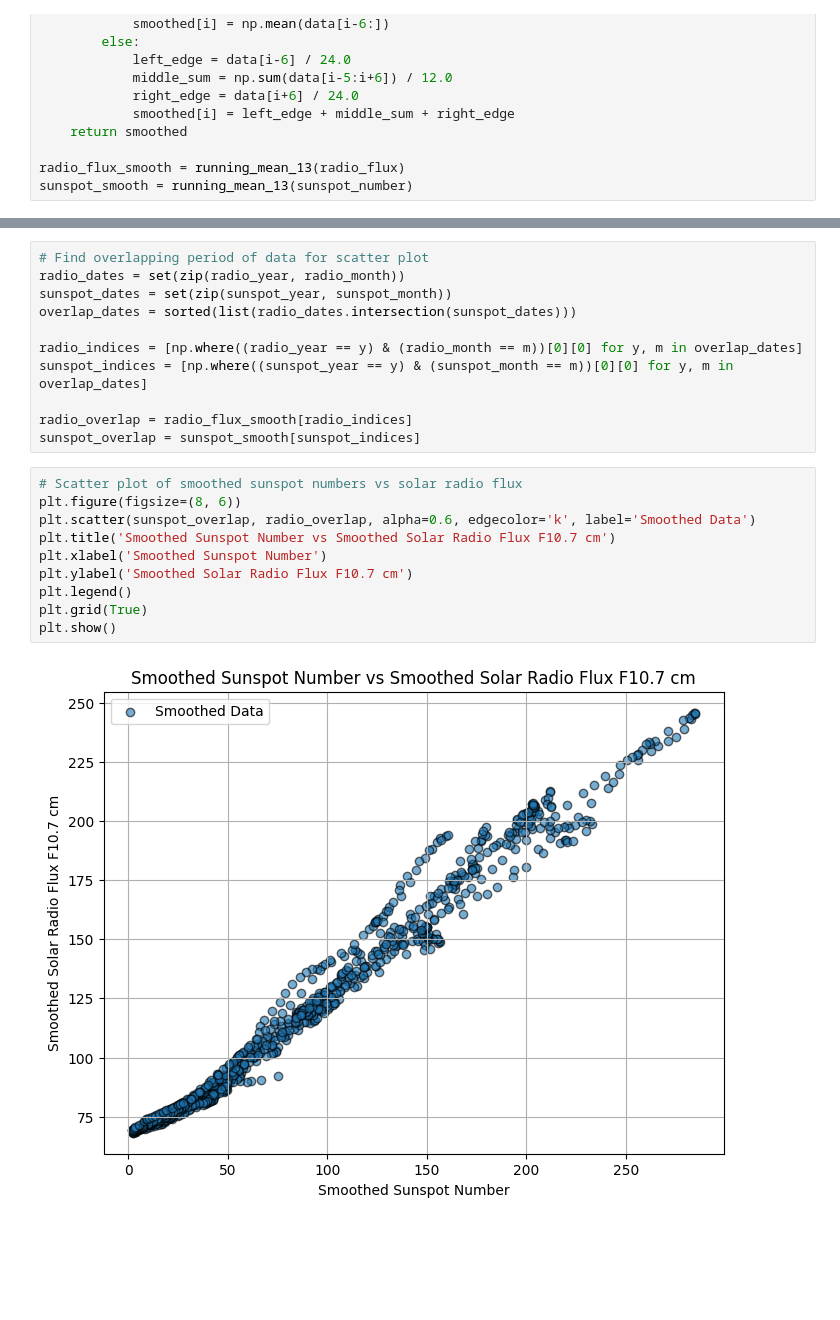
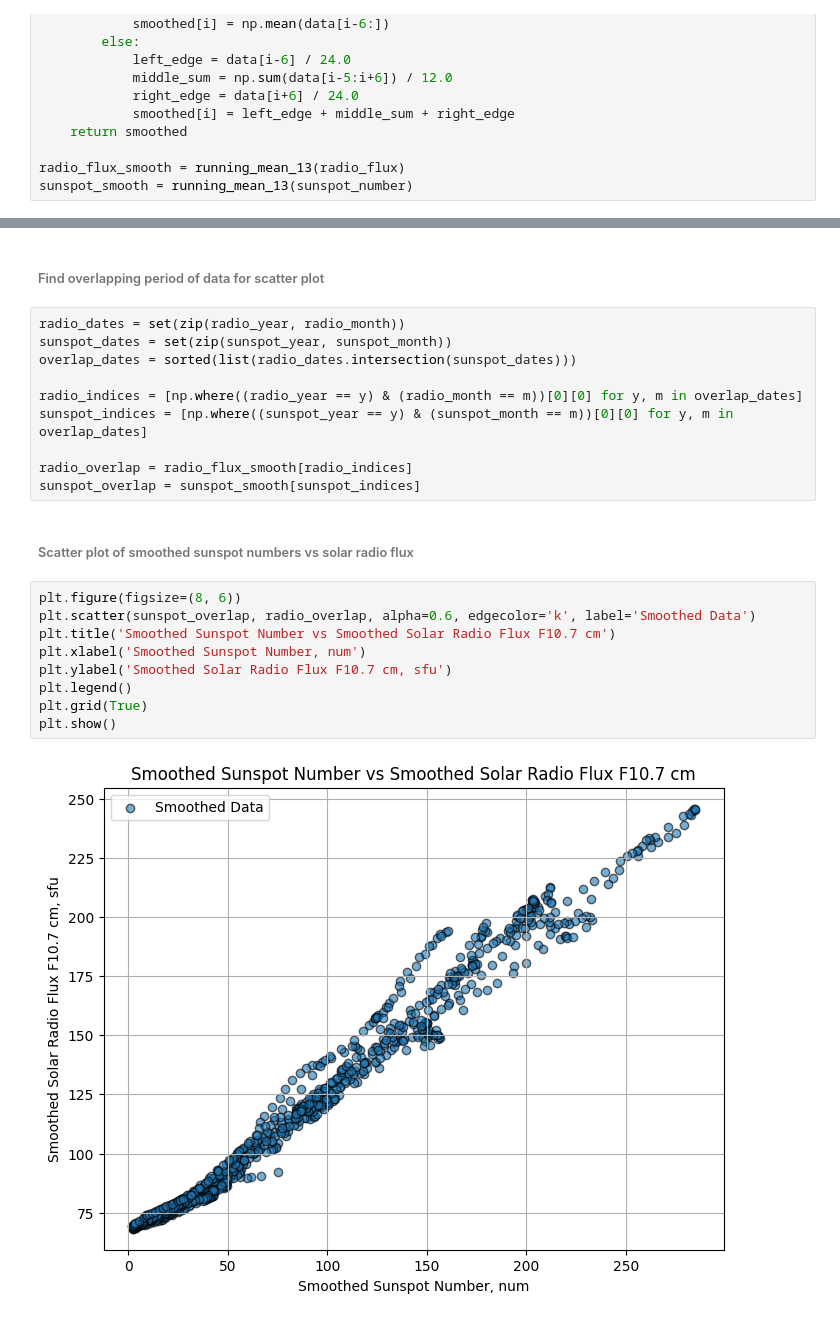
Before and after one commit to denisboborukhin/experimental_data_processing, a Jupyter notebook: sunspot_number_vs_radio_flux/sunspot_number_vs_radio_flux.ipynb, the cells around one changed output, grey strips where cells are left out. Drawn from its saved outputs; the diff is of its cells as text; blank space fills up the shorter version.

```diff
--- a/sunspot_number_vs_radio_flux/sunspot_number_vs_radio_flux.ipynb
+++ b/sunspot_number_vs_radio_flux/sunspot_number_vs_radio_flux.ipynb
@@ -63,5 +79,6 @@ plt.show()
+# %% [markdown]
+###### Find overlapping period of data for scatter plot
 # %%
-# Find overlapping period of data for scatter plot
 radio_dates = set(zip(radio_year, radio_month))
 sunspot_dates = set(zip(sunspot_year, sunspot_month))
 overlap_dates = sorted(list(radio_dates.intersection(sunspot_dates)))
@@ -71,15 +88,16 @@ sunspot_indices = [np.where((sunspot_year == y) & (sunspot_month == m))[0][0] fo
 
 radio_overlap = radio_flux_smooth[radio_indices]
 sunspot_overlap = sunspot_smooth[sunspot_indices]
+# %% [markdown]
+###### Scatter plot of smoothed sunspot numbers vs solar radio flux
 # %%
-# Scatter plot of smoothed sunspot numbers vs solar radio flux
 plt.figure(figsize=(8, 6))
 plt.scatter(sunspot_overlap, radio_overlap, alpha=0.6, edgecolor='k', label='Smoothed Data')
 plt.title('Smoothed Sunspot Number vs Smoothed Solar Radio Flux F10.7 cm')
-plt.xlabel('Smoothed Sunspot Number')
-plt.ylabel('Smoothed Solar Radio Flux F10.7 cm')
+plt.xlabel('Smoothed Sunspot Number, num')
+plt.ylabel('Smoothed Solar Radio Flux F10.7 cm, sfu')
 plt.legend()
 plt.grid(True)
 plt.show()
 # %% [output]
-[figure, old version]
+[figure, new version]
```
Also changed, not shown: parts of 17 cells of this notebook, 1 other file.
